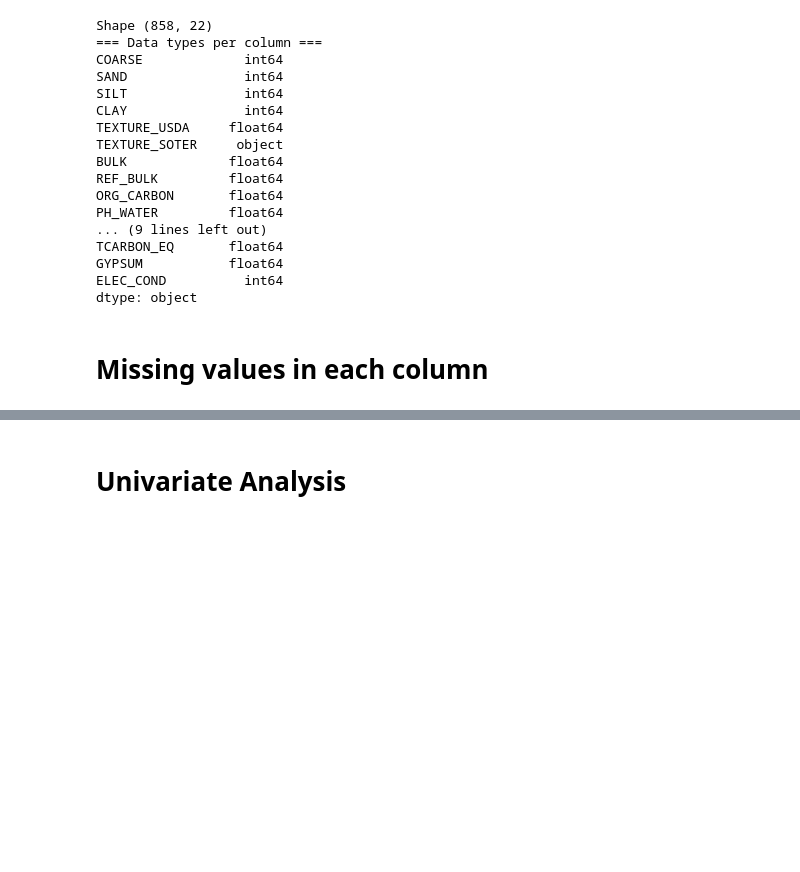
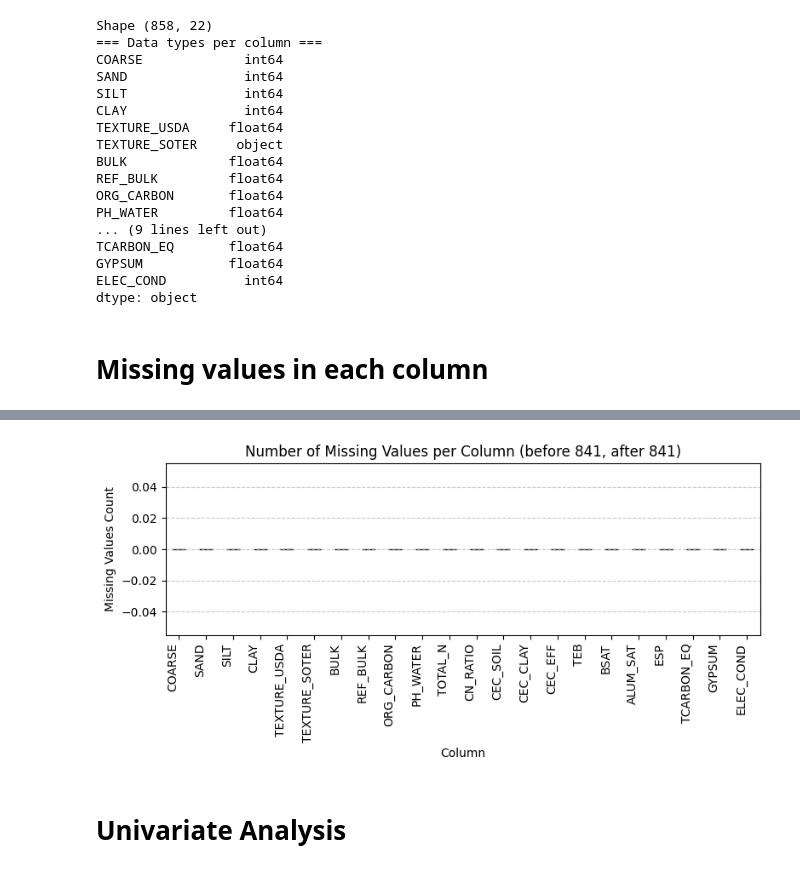
Before and after one commit to MohamedRamzi9/Data-Mining-Project, a Jupyter notebook: data_processing/soil.ipynb, the cells around one changed output, grey strips where cells are left out. Cells and saved outputs as stored; diff of their text form; code cells hidden in the pictures; blank space fills up the shorter version.

```diff
--- a/data_processing/soil.ipynb
+++ b/data_processing/soil.ipynb
@@ -142,6 +146,12 @@ plt.show()
 # %%
-numeric_cols = layers.select_dtypes(include=['number'])
+numeric_cols = all_cols.select_dtypes(include=['number'])
 numeric_cols = numeric_cols.fillna(numeric_cols.mean())
+all_cols.update(numeric_cols)
+all_cols = all_cols.dropna() # Remove rows with string missing values
+numeric_cols = all_cols.select_dtypes(include=['number'])
+plot_missing_values(all_cols)
+# %% [output]
+[figure, added]
 # %% [markdown]
 # Univariate Analysis
 # %%
```
Also changed, not shown: parts of 14 cells of this notebook, 1 other file.
